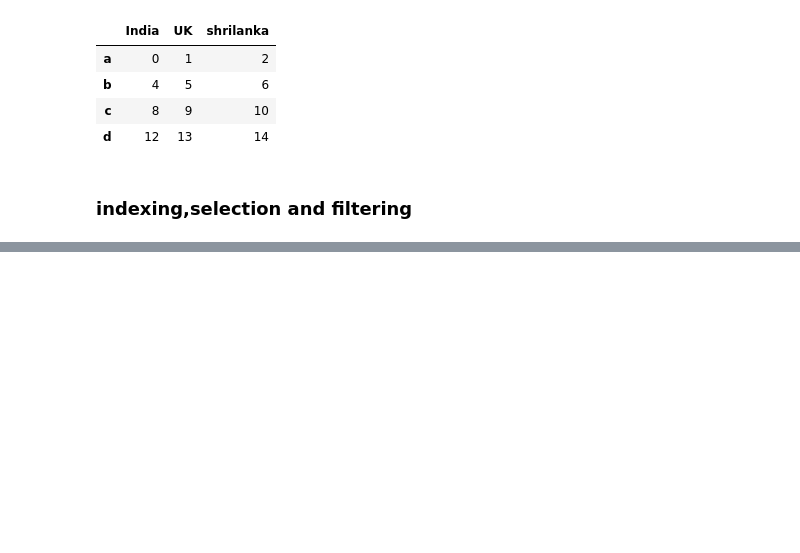
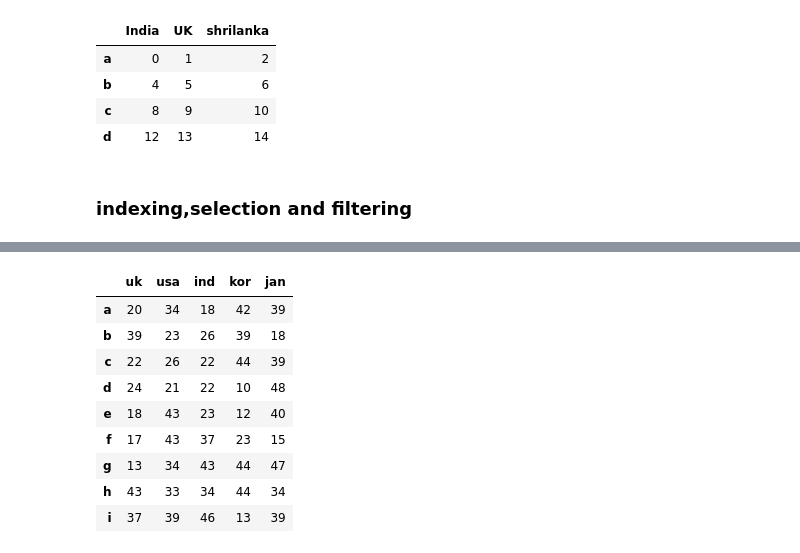
Before and after one commit to Nidhisha08/PYTHON, a Jupyter notebook: pandas.ipynb, the cells around one changed output, grey strips where cells are left out. Saved outputs shown, nothing was run; the diff lists cells and outputs as text; code cells hidden in the pictures; blank space fills up the shorter version.

```diff
--- a/pandas.ipynb
+++ b/pandas.ipynb
@@ -440,0 +703,13 @@ drop_col
+# %%
+df
+# %% [output]
+|  | uk | usa | ind | kor | jan |
+| a | 20 | 34 | 18 | 42 | 39 |
+| b | 39 | 23 | 26 | 39 | 18 |
+| c | 22 | 26 | 22 | 44 | 39 |
+| d | 24 | 21 | 22 | 10 | 48 |
+| e | 18 | 43 | 23 | 12 | 40 |
+| f | 17 | 43 | 37 | 23 | 15 |
+| g | 13 | 34 | 43 | 44 | 47 |
+| h | 43 | 33 | 34 | 44 | 34 |
+| i | 37 | 39 | 46 | 13 | 39 |
```
Also changed, not shown: parts of 49 cells of this notebook.
